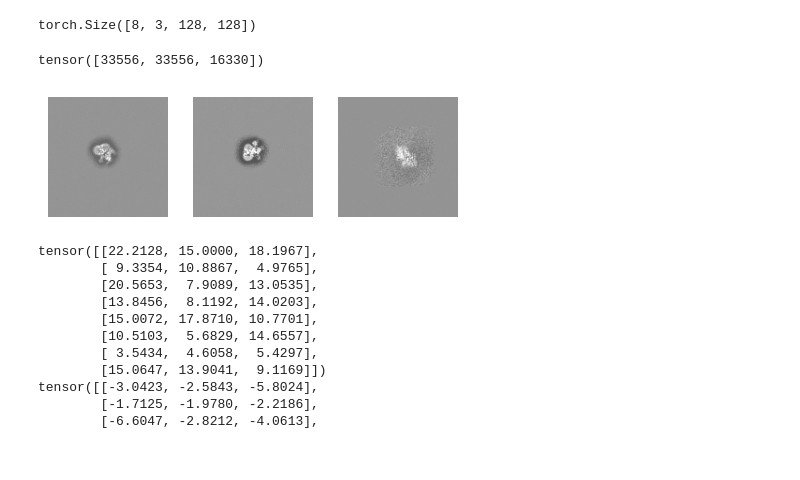
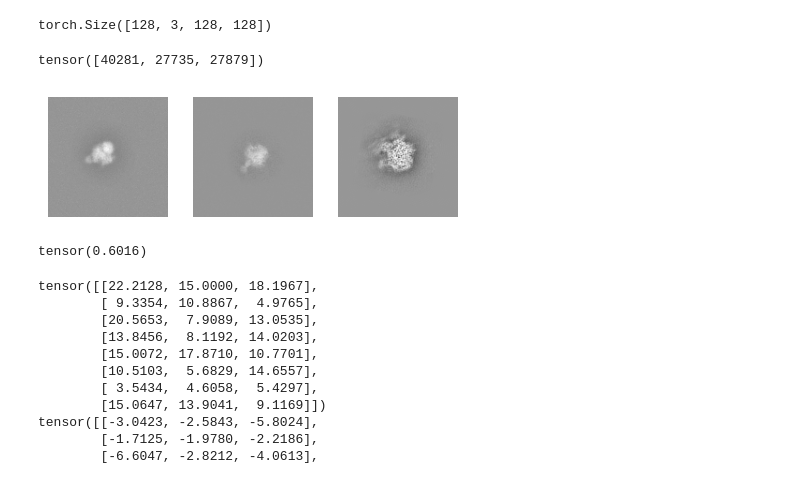
Before and after one commit to jproney/cryofinder, a Jupyter notebook: test_dataloader.ipynb, the cells around one changed output. Saved outputs shown, nothing was run; the diff lists cells and outputs as text; code cells hidden in the pictures.

```diff
--- a/test_dataloader.ipynb
+++ b/test_dataloader.ipynb
@@ -11,6 +11,9 @@ ids = dat['ids']
 images = dat['images']
 phis = dat['phis']
 thetas = dat['thetas']
+
+dmat = torch.load("../siren_vols_distance_mat.pt")
+dmat = dmat[:ids.shape[0], :ids.shape[0]]
 # %%
 print(images.shape)
 print(phis.shape)
@@ -28,6 +33,6 @@ sys.path.insert(1, "/nobackup/users/jamesron/broeyjoey/")
 from data import ContrastiveProjectionDataset
 
 
-dataset = ContrastiveProjectionDataset(images, phis, thetas, ids, dfu=[10000, 15000, 20000, 25000], snr1=[7.5,9,12, 15], pos_angle_threshold=45)
-loader = torch.utils.data.DataLoader(dataset, collate_fn=lambda x: ContrastiveProjectionDataset.collate_fn(x, dataset.lat, dataset.mask, dataset.freqs, ctf_corrupt=False, noise=True), shuffle=True, batch_size=8)
+dataset = ContrastiveProjectionDataset(images, phis, thetas, ids, dfu=[10000, 15000, 20000, 25000], snr1=[7.5,9,12, 15], pos_angle_threshold=45, obj_distance_matrix=dmat, pos_sim_threshold=0.4)
+loader = torch.utils.data.DataLoader(dataset, collate_fn=lambda x: ContrastiveProjectionDataset.collate_fn(x, dataset.lat, dataset.mask, dataset.freqs, ctf_corrupt=False, noise=True), shuffle=True, batch_size=128)
 # %% [output]
@@ -35,9 +40,9 @@ loader = torch.utils.data.DataLoader(dataset, collate_fn=lambda x: ContrastivePr
 # %%
-imgs, ctf, ids = next(iter(loader))
+imgs, ctf, _ids = next(iter(loader))
 # %%
 imgs.shape
 # %% [output]
-torch.Size([8, 3, 128, 128])
+torch.Size([128, 3, 128, 128])
 # %%
 %matplotlib inline
 
@@ -69,12 +74,16 @@ def plot_projections(imgs, labels=None, max_imgs=25):
     plt.tight_layout()
     return fig, axes
 # %%
-i=4
+i=7
 plot_projections(imgs[i])
-print(ids[i])
+print(_ids[i])
 # %% [output]
-tensor([33556, 33556, 16330])
+tensor([40281, 27735, 27879])
-[figure, old version]
+[figure, new version]
+# %%
+(_ids[:,0] != _ids[:,1]).sum() / 128
+# %% [output]
+tensor(0.6016)
 # %%
 print(imgs.amax(dim=(-1,-2)))
 print(imgs.amin(dim=(-1,-2)))
```
Also changed, not shown: parts of 2 cells of this notebook, 1 other file.
